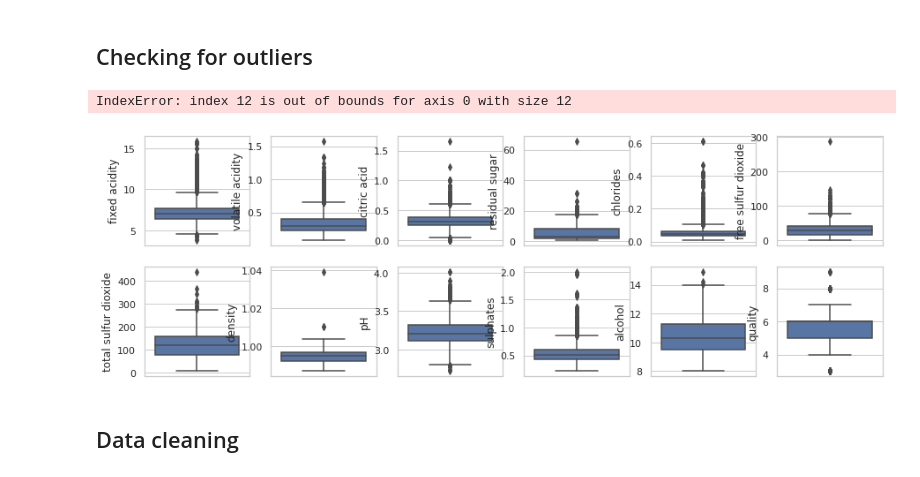
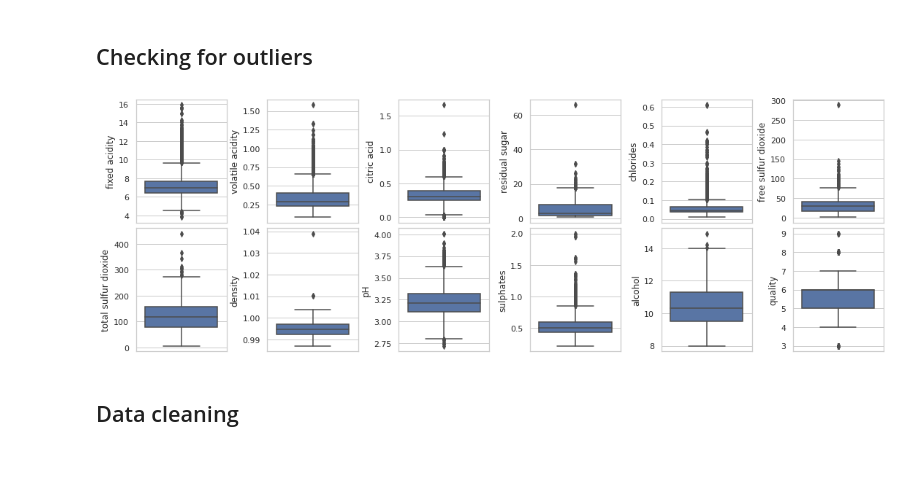
Before and after one commit to natijas/MLP-Neural-Network-From-Scratch, a Jupyter notebook: snb_natalka.ipynb, the cells around one changed output. Saved outputs shown, nothing was run; the diff lists cells and outputs as text; code cells hidden in the pictures.

```diff
--- a/snb_natalka.ipynb
+++ b/snb_natalka.ipynb
@@ -11,9 +11,6 @@ wine_red = pd.read_csv('~/Desktop/SNB/SNB_23L_projekt_dane/Wine_Quality_MLR/wine
 wine_red['type'] = 'red'
 
 df = pd.concat([wine_white, wine_red]).reset_index(drop=True)
-
-# re-shuffle records just to randomize data points
-df = df.sample(frac=1, random_state=64).reset_index(drop=True)
-df.head()
+df
 # %% [output]
 |  | fixed acidity | volatile acidity | citric acid | residual sugar | chlorides | free sulfur dioxide | ... |
@@ -183,16 +177,15 @@ ValueError: could not convert string to float: 'red'
 # %%
 fig, ax = plt.subplots(nrows=2, ncols=6, figsize=(15,5))
 ax = ax.flatten()
 idx = 0
 for attribute in df.columns:
-    if attribute != 'quallity':
+    if attribute not in ['quality_label', 'type']:
         sns.boxplot(ax=ax[idx], y=df[attribute])
         idx += 1
 plt.tight_layout(pad=0.4)
 sns.set_style('whitegrid')
 # %% [output]
-IndexError: index 12 is out of bounds for axis 0 with size 12
-[figure, old version]
+[figure, new version]
 # %% [markdown]
 ## Data cleaning
 # %% [markdown]
```
Also changed, not shown: parts of 13 cells of this notebook.
